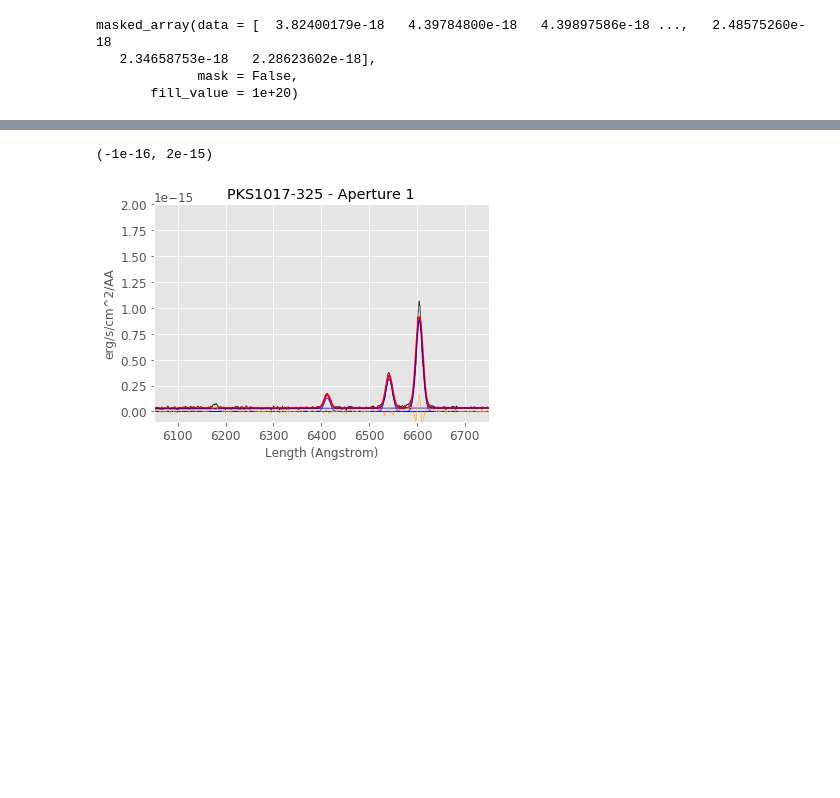
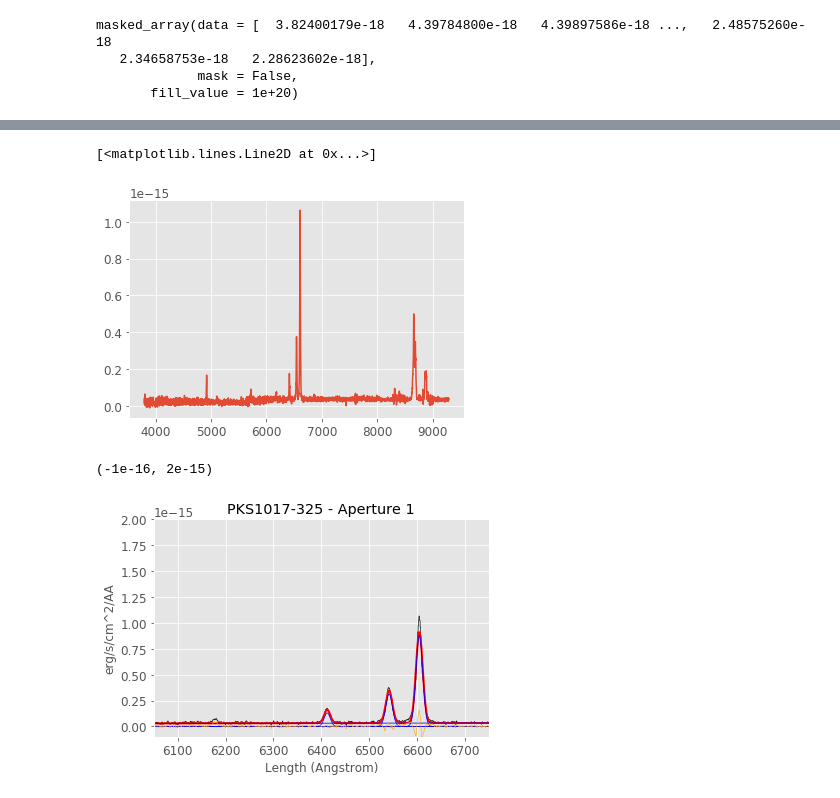
Before and after one commit to granttremblay/question_for_adam, a Jupyter notebook: PKS1017_Analysis.ipynb, the cells around one changed output, grey strips where cells are left out. Saved outputs shown, nothing was run; the diff lists cells and outputs as text; code cells hidden in the pictures; blank space fills up the shorter version.

```diff
--- a/PKS1017_Analysis.ipynb
+++ b/PKS1017_Analysis.ipynb
@@ -322,0 +371,6 @@ INFO: Renormalizing data by factor 3.248316e-17 to improve fitting procedure [py
+# %%
+import pylab as pl
+pl.plot(sp.xarr, sp.specfit.spectofit)
+# %% [output]
+[<matplotlib.lines.Line2D at 0x...>]
+[figure, added]
```
Also changed, not shown: parts of 12 cells of this notebook.
